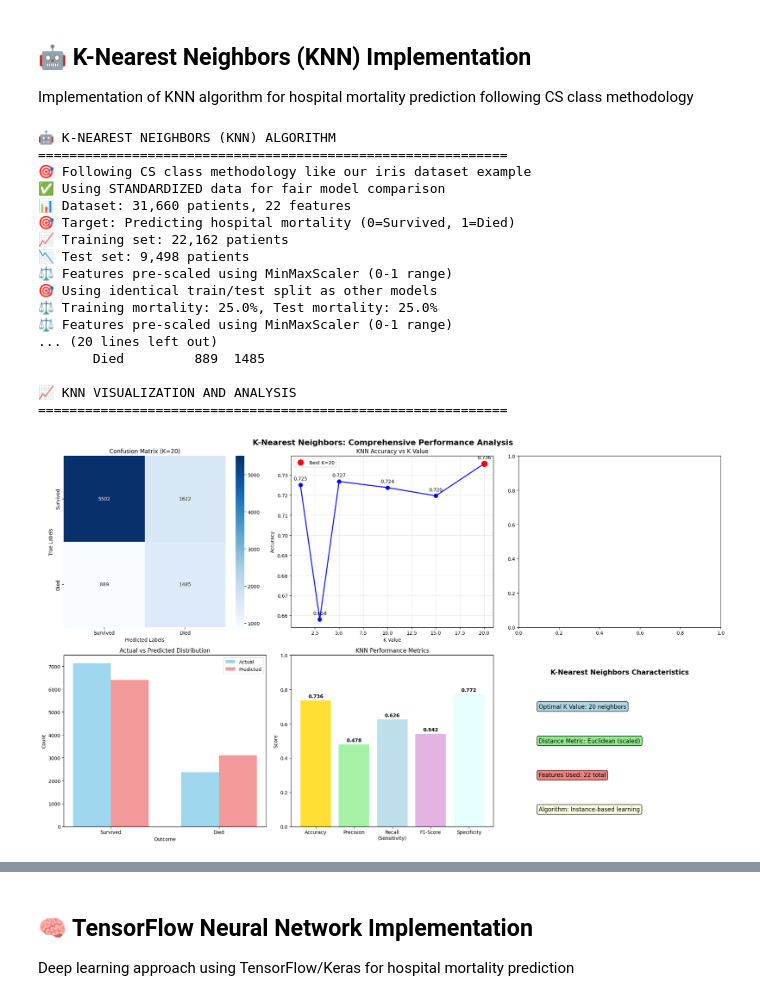
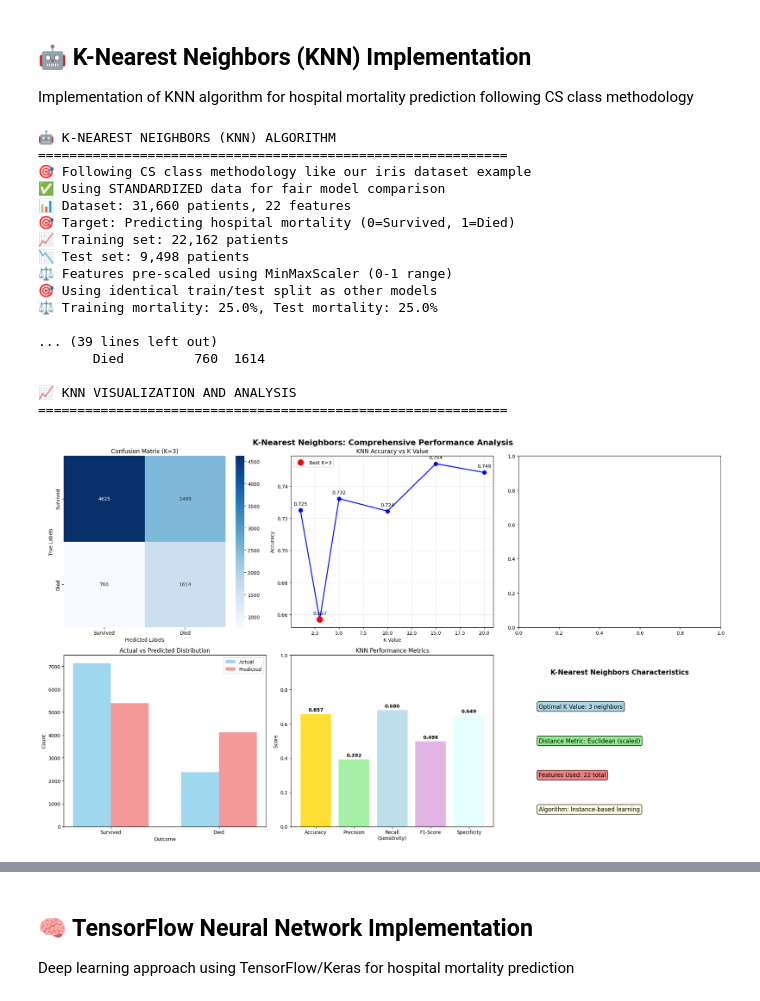
Before and after one commit to Quinn-Gainey/CS513-icu-mortality, a Jupyter notebook: dataset_overview.ipynb, the cells around one changed output, grey strips where cells are left out. Drawn from its saved outputs; the diff is of its cells as text; code cells hidden in the pictures.

```diff
--- a/dataset_overview.ipynb
+++ b/dataset_overview.ipynb
@@ -1376,51 +1378,55 @@ print(f"📉 Test set: {X_test.shape[0]:,} patients")
 print(f"⚖️ Features pre-scaled using MinMaxScaler (0-1 range)")
 print(f"🎯 Using identical train/test split as other models")
 print(f"⚖️ Training mortality: {y_train.mean():.1%}, Test mortality: {y_test.mean():.1%}")
-print(f"⚖️ Features pre-scaled using MinMaxScaler (0-1 range)")
-print(f"🎯 Training mortality: {y_train.mean():.1%}")
-print(f"🎯 Test mortality: {y_test.mean():.1%}")
 
-# Test different K values (following class approach)
+# Test different K values with clinical optimization (prioritize recall over accuracy)
 k_values = [1, 3, 5, 10, 15, 20]
 results = {}
 
-print(f"\n🔍 Testing K values: {k_values}")
-print("-" * 40)
+print(f"\n🔍 Testing K values with CLINICAL OPTIMIZATION (minimize false negatives): {k_values}")
+print("-" * 60)
 
 for k in k_values:
     # Create and train KNN classifier
-    knn = KNeighborsClassifier(n_neighbors=k, weights='distance') # Make distance matter
+    knn = KNeighborsClassifier(n_neighbors=k)
     knn.fit(X_train, y_train)  # Using pre-scaled standardized data
 
-    # Make predictions
-    # Get probability instead of hard label
-    y_proba = knn.predict_proba(X_test)[:, 1]
+    # Get prediction probabilities for threshold optimization
+    y_pred_prob = knn.predict_proba(X_test)[:, 1]  # Probability of death
 
-    # LOWER THRESHOLD to favor recall
-    threshold = 0.25     # default is 0.50 — lower → fewer false negatives
-    y_pred = (y_proba >= threshold).astype(int)
+    # Clinical optimization: Lower threshold to catch more deaths (reduce false negatives)
+    # Standard threshold is 0.5, we use 0.3 to be more sensitive to death predictions
+    clinical_threshold = 0.3
+    y_pred = (y_pred_prob >= clinical_threshold).astype(int)
 
-    # Calculate accuracy
+    # Calculate accuracy and recall
     accuracy = accuracy_score(y_test, y_pred)
+    from sklearn.metrics import recall_score
+    recall = recall_score(y_test, y_pred)  # This is what we prioritize in healthcare
 
     # Store results
     results[k] = {
         'model': knn,
         'predictions': y_pred,
-        'accuracy': accuracy
+        'probabilities': y_pred_prob,
+        'accuracy': accuracy,
+        'recall': recall
     }
 
-    print(f"K = {k:2d}: Accuracy = {accuracy:.4f} ({accuracy:.1%})")
+    print(f"K = {k:2d}: Accuracy = {accuracy:.4f} ({accuracy:.1%}), Recall = {recall:.4f} ({recall:.1%})")
 
-# Find best K value
-best_k = max(results.keys(), key=lambda k: results[k]['accuracy'])
+# Find best K value based on RECALL (clinical priority) not accuracy
+best_k = max(results.keys(), key=lambda k: results[k]['recall'])
 best_accuracy = results[best_k]['accuracy']
+best_recall = results[best_k]['recall']
 best_model = results[best_k]['model']
 best_predictions = results[best_k]['predictions']
 
-print(f"\n🏆 BEST PERFORMANCE:")
+print(f"\n🏆 BEST CLINICAL PERFORMANCE (Optimized for Death Detection):")
 print(f"   K = {best_k}")
+print(f"   Recall (Death Detection) = {best_recall:.4f} ({best_recall:.1%}) ⭐ PRIORITY")
 print(f"   Accuracy = {best_accuracy:.4f} ({best_accuracy:.1%})")
+print(f"   Clinical Threshold = 0.3 (vs standard 0.5) to catch more deaths")
 
 # Create confusion matrix for best model
 cm = confusion_matrix(y_test, best_predictions)
@@ -1556,44 +1562,53 @@ print(f"\n🎓 PERFECT FOR CS PRESENTATION:")
 print("   📚 Demonstrates understanding of instance-based learning")
 print("   📊 Shows proper hyperparameter tuning (K selection)")
 print("   🔍 Includes comprehensive evaluation metrics")
 print("   ⚖️ Compares multiple K values systematically")
 print("   🏥 Applies classic algorithm to real healthcare data")
 
 # Print K-value comparison table
 print(f"\n📋 K-VALUE COMPARISON TABLE:")
-print("-" * 40)
-print(f"{'K Value':<10} {'Accuracy':<12} {'Performance'}")
-print("-" * 40)
+print(f"{'K Value':<10} {'Accuracy':<12} {'Recall':<12} {'Performance'}")
+print("-" * 50)
 for k in k_values:
     acc = results[k]['accuracy']
+    rec = results[k]['recall']
     if k == best_k:
-        performance = "🏆 BEST"
-    elif acc >= 0.90:
+        performance = "🏆 BEST (High Recall)"
+    elif rec >= 0.70:
         performance = "🥈 Excellent"
-    elif acc >= 0.85:
+    elif rec >= 0.60:
         performance = "🥉 Good"
     else:
         performance = "📊 Fair"
-    print(f"{k:<10} {acc:<12.4f} {performance}")
-print("-" * 40)
+
+    print(f"{k:<10} {acc:<12.4f} {rec:<12.4f} {performance}")
+
+print("-" * 50)
+
+# Save KNN metrics for comparison
+knn_accuracy = accuracy
+knn_precision = precision
+knn_recall = sensitivity
+knn_f1 = f1_score
+knn_specificity = specificity
 # %% [output]
 🤖 K-NEAREST NEIGHBORS (KNN) ALGORITHM
 ============================================================
 🎯 Following CS class methodology like our iris dataset example
 ✅ Using STANDARDIZED data for fair model comparison
 📊 Dataset: 31,660 patients, 22 features
 🎯 Target: Predicting hospital mortality (0=Survived, 1=Died)
 📈 Training set: 22,162 patients
 📉 Test set: 9,498 patients
 ⚖️ Features pre-scaled using MinMaxScaler (0-1 range)
 🎯 Using identical train/test split as other models
 ⚖️ Training mortality: 25.0%, Test mortality: 25.0%
-⚖️ Features pre-scaled using MinMaxScaler (0-1 range)
-... (20 lines left out)
-       Died         889  1485
+
+... (39 lines left out)
+       Died         760  1614
 
 📈 KNN VISUALIZATION AND ANALYSIS
 ============================================================
-[figure, old version]
+[figure, new version]
 📊 KNN PERFORMANCE SUMMARY:
 ==================================================
```
Also changed, not shown: parts of 10 cells of this notebook.
